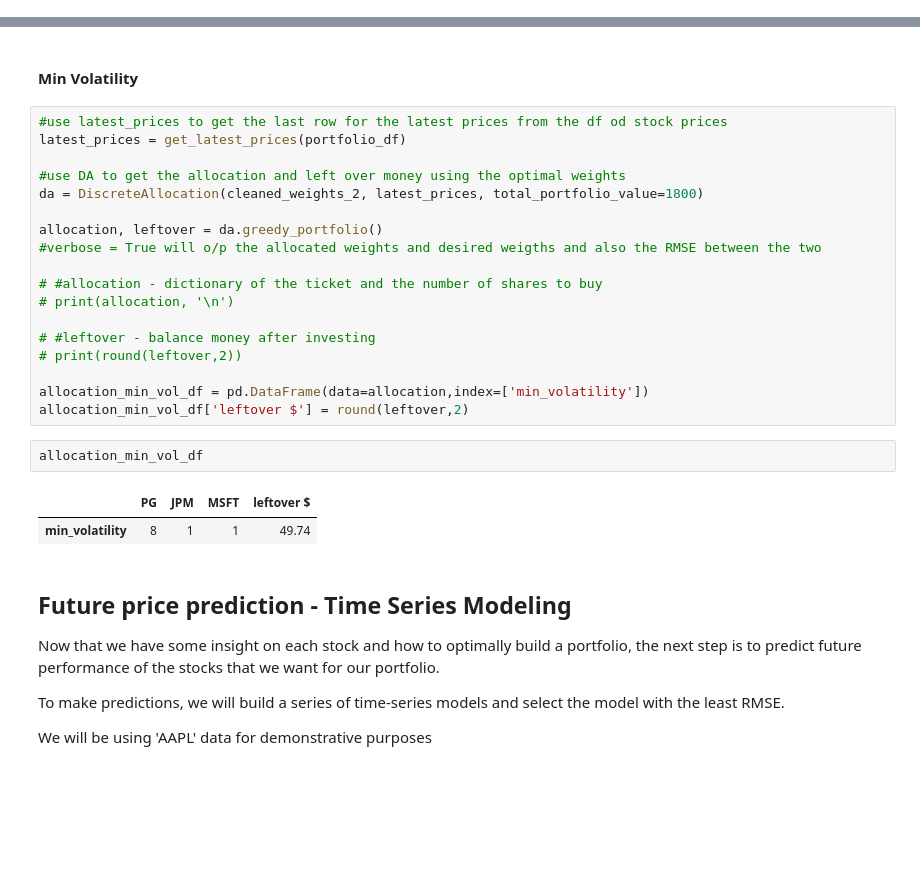
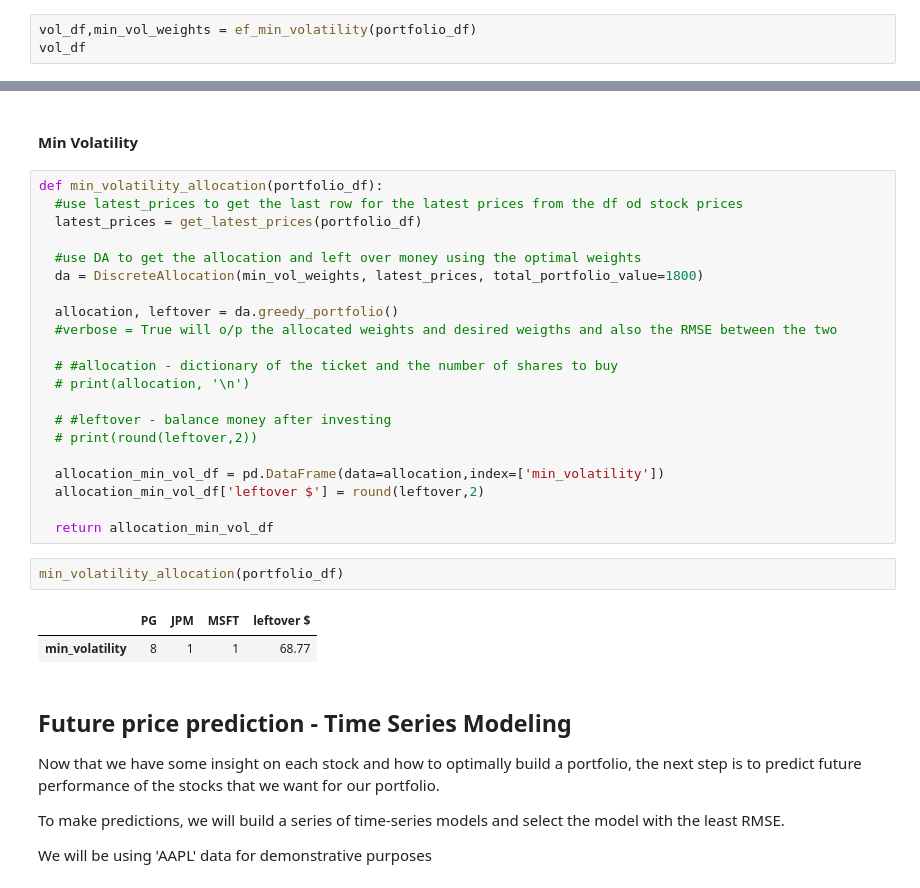
Before and after one commit to rahulakrish/portfolio_builder, a Jupyter notebook: mpt.ipynb, the cells around one changed output, grey strips where cells are left out. Saved outputs shown, nothing was run; the diff lists cells and outputs as text; blank space fills up the shorter version.

```diff
--- a/mpt.ipynb
+++ b/mpt.ipynb
@@ -544,0 +583,3 @@ cleaned_weights_1
+# %%
+vol_df,min_vol_weights = ef_min_volatility(portfolio_df)
+vol_df
@@ -617,28 +646,31 @@ allocation_sharpe_df
 # %% [markdown]
 #### Min Volatility
 # %%
-#use latest_prices to get the last row for the latest prices from the df od stock prices
-latest_prices = get_latest_prices(portfolio_df)
+def min_volatility_allocation(portfolio_df):
+  #use latest_prices to get the last row for the latest prices from the df od stock prices
+  latest_prices = get_latest_prices(portfolio_df)
 
-#use DA to get the allocation and left over money using the optimal weights
-da = DiscreteAllocation(cleaned_weights_2, latest_prices, total_portfolio_value=1800)
+  #use DA to get the allocation and left over money using the optimal weights
+  da = DiscreteAllocation(min_vol_weights, latest_prices, total_portfolio_value=1800)
 
-allocation, leftover = da.greedy_portfolio()
-#verbose = True will o/p the allocated weights and desired weigths and also the RMSE between the two
+  allocation, leftover = da.greedy_portfolio()
+  #verbose = True will o/p the allocated weights and desired weigths and also the RMSE between the two
 
-# #allocation - dictionary of the ticket and the number of shares to buy
-# print(allocation, '\n')
+  # #allocation - dictionary of the ticket and the number of shares to buy
+  # print(allocation, '\n')
 
-# #leftover - balance money after investing
-# print(round(leftover,2))
+  # #leftover - balance money after investing
+  # print(round(leftover,2))
 
-allocation_min_vol_df = pd.DataFrame(data=allocation,index=['min_volatility'])
-allocation_min_vol_df['leftover $'] = round(leftover,2)
+  allocation_min_vol_df = pd.DataFrame(data=allocation,index=['min_volatility'])
+  allocation_min_vol_df['leftover $'] = round(leftover,2)
+
+  return allocation_min_vol_df
-# %%
-allocation_min_vol_df
-# %% [output]
-|  | PG | JPM | MSFT | leftover $ |
-| min_volatility | 8 | 1 | 1 | 49.74 |
+# %%
+min_volatility_allocation(portfolio_df)
+# %% [output]
+|  | PG | JPM | MSFT | leftover $ |
+| min_volatility | 8 | 1 | 1 | 68.77 |
 # %% [markdown]
 ## Future price prediction - Time Series Modeling
 
```
Also changed, not shown: parts of 34 cells of this notebook.
